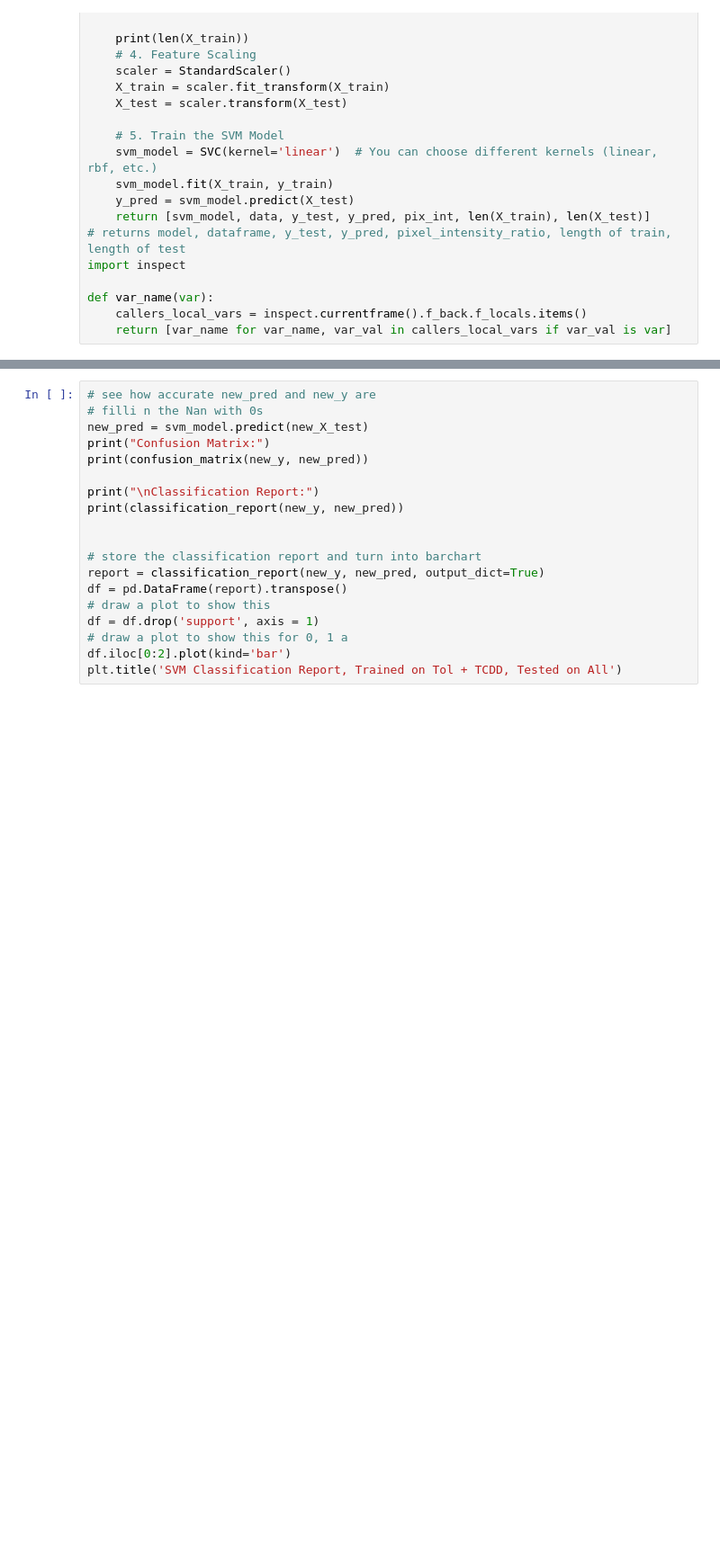
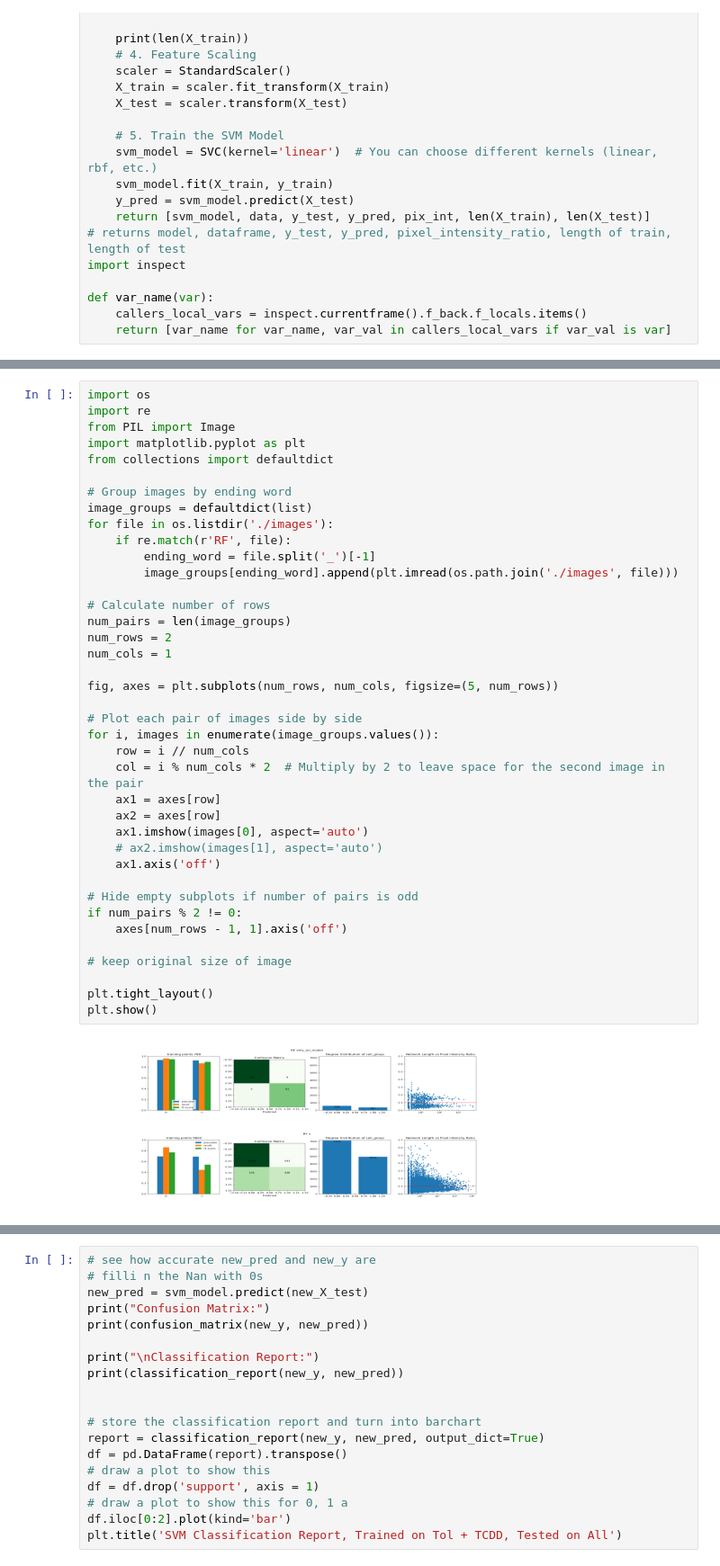
Before and after one commit to NotRithik/Mitochondrial-Function-Prediction-V2, a Jupyter notebook: SVM_RF.ipynb, the cells around one changed output, grey strips where cells are left out. Shown at 90% size. Cells and saved outputs as stored; diff of their text form; blank space fills up the shorter version.

```diff
--- a/SVM_RF.ipynb
+++ b/SVM_RF.ipynb
@@ -232,3 +274,44 @@ weighted avg       0.81      0.82      0.81        38
+# %%
+import os
+import re
+from PIL import Image
+import matplotlib.pyplot as plt
+from collections import defaultdict
+
+# Group images by ending word
+image_groups = defaultdict(list)
+for file in os.listdir('./images'):
+    if re.match(r'RF', file):
+        ending_word = file.split('_')[-1]
+        image_groups[ending_word].append(plt.imread(os.path.join('./images', file)))
+
+# Calculate number of rows
+num_pairs = len(image_groups)
+num_rows = 2
+num_cols = 1
+
+fig, axes = plt.subplots(num_rows, num_cols, figsize=(5, num_rows))
+
+# Plot each pair of images side by side
+for i, images in enumerate(image_groups.values()):
+    row = i // num_cols
+    col = i % num_cols * 2  # Multiply by 2 to leave space for the second image in the pair
+    ax1 = axes[row]
+    ax2 = axes[row]
+    ax1.imshow(images[0], aspect='auto')
+    # ax2.imshow(images[1], aspect='auto')
+    ax1.axis('off')
+
+# Hide empty subplots if number of pairs is odd
+if num_pairs % 2 != 0:
+    axes[num_rows - 1, 1].axis('off')
+
+# keep original size of image
+
+plt.tight_layout()
+plt.show()
+# %% [output]
+[figure, added]
 # %%
 def prep_for_test(data):
     data = data.drop('file_name', axis = 1)
```
Also changed, not shown: parts of 9 cells of this notebook.
